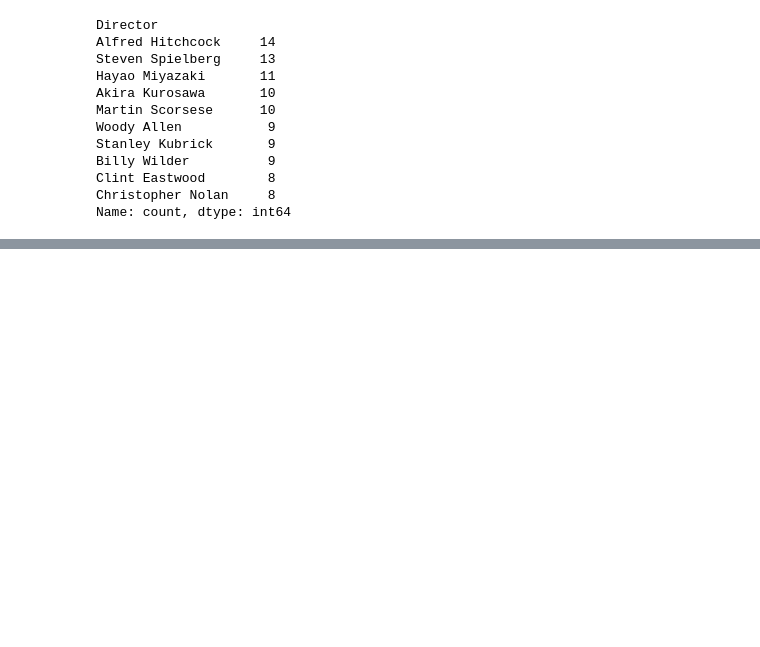
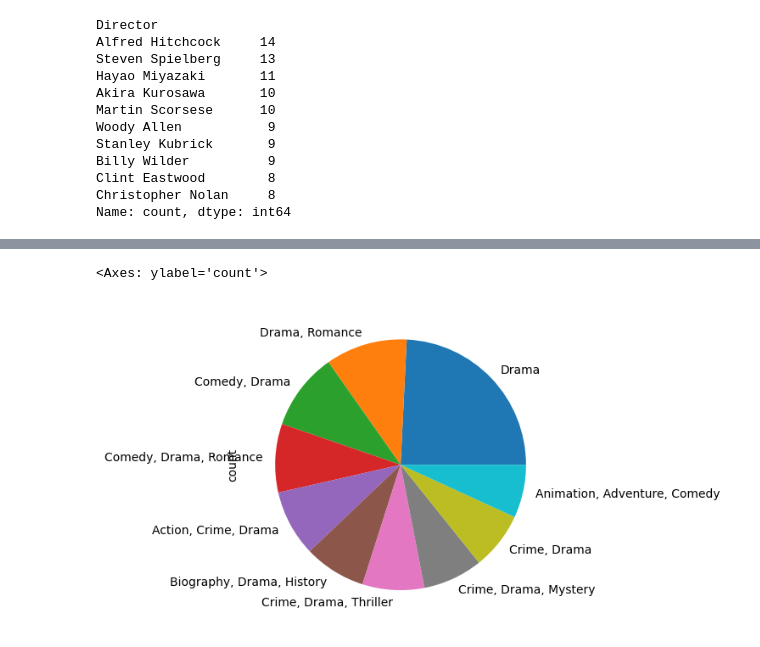
Before and after one commit to Denis-Egorov/Movie-dataset-analysis, a Jupyter notebook: analysis.ipynb, the cells around one changed output, grey strips where cells are left out. Saved outputs shown, nothing was run; the diff lists cells and outputs as text; code cells hidden in the pictures; blank space fills up the shorter version.

```diff
--- a/analysis.ipynb
+++ b/analysis.ipynb
@@ -161,0 +161,6 @@ plt.show()
+# %%
+# Создаём диаграмму сравнение рейтнигов по жанрам
+cleaned_imdb_df['Genre'].value_counts().head(10).plot(kind='pie')
+# %% [output]
+<Axes: ylabel='count'>
+[figure, added]
```
Also changed, not shown: parts of 8 cells of this notebook, 2 other files.
